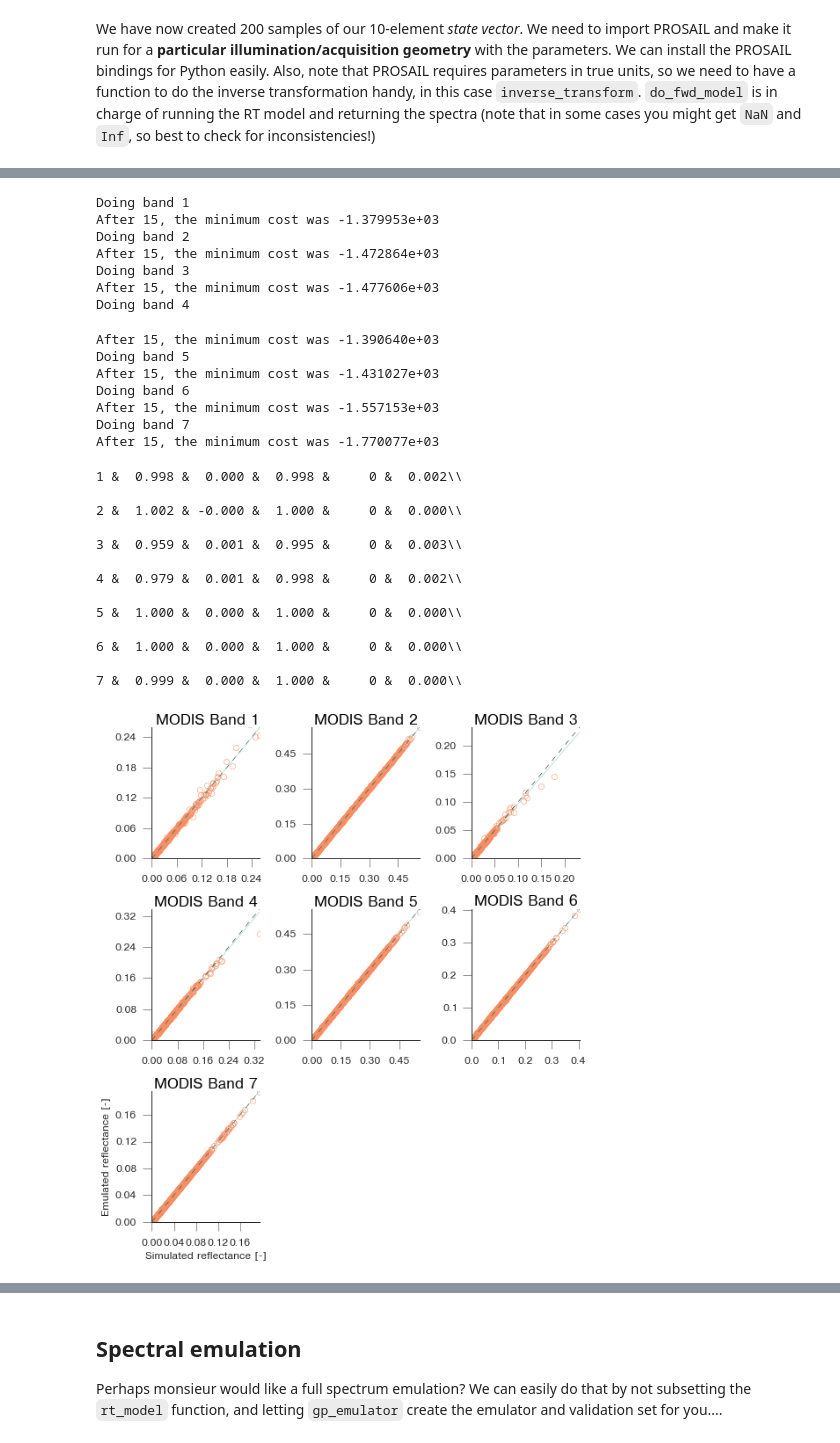
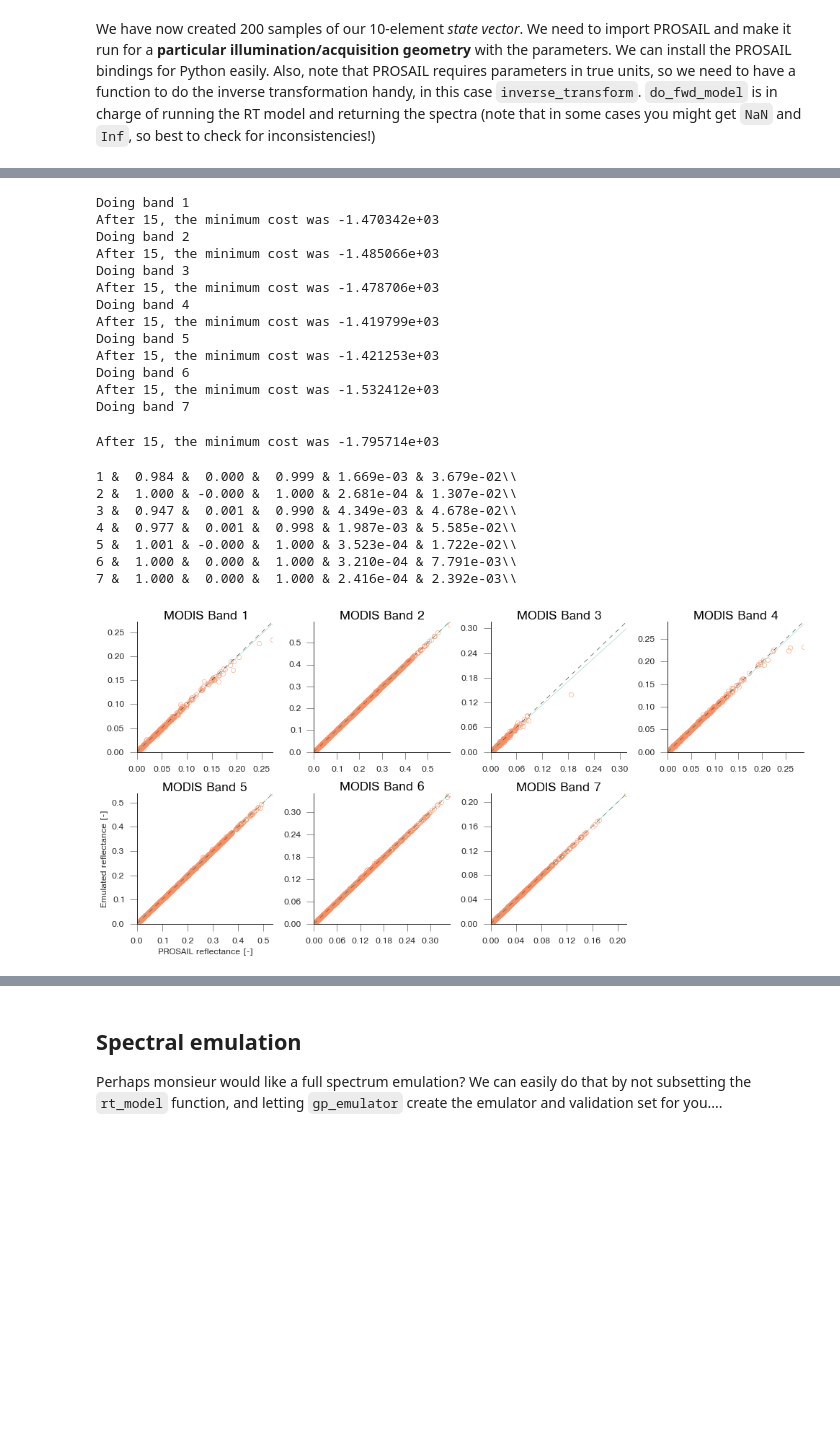
Before and after one commit to jgomezdans/gp_emulator, a Jupyter notebook: notebooks/Emulation_playground.ipynb, the cells around one changed output, grey strips where cells are left out. Saved outputs shown, nothing was run; the diff lists cells and outputs as text; code cells hidden in the pictures; blank space fills up the shorter version.

```diff
--- a/notebooks/Emulation_playground.ipynb
+++ b/notebooks/Emulation_playground.ipynb
@@ -203,66 +186,65 @@ for iband,bmin in enumerate ( b_min ):
     simulator = partial ( rt_model, passband=passband )
     x = gp_emulator.create_emulator_validation ( simulator, parameters, min_vals, max_vals,
                                 n_train, n_validate, do_gradient=True,
-                                n_tries=10, args=(30, 0, 0) )
+                                n_tries=15, args=(30, 0, 0) )
     retval.append ( x )
 # %% [output]
 Doing band 1
-After 15, the minimum cost was -1.379953e+03
+After 15, the minimum cost was -1.470342e+03
 Doing band 2
-After 15, the minimum cost was -1.472864e+03
+After 15, the minimum cost was -1.485066e+03
 Doing band 3
-After 15, the minimum cost was -1.477606e+03
+After 15, the minimum cost was -1.478706e+03
 Doing band 4
+After 15, the minimum cost was -1.419799e+03
+Doing band 5
+After 15, the minimum cost was -1.421253e+03
+Doing band 6
+After 15, the minimum cost was -1.532412e+03
+Doing band 7
-After 15, the minimum cost was -1.390640e+03
-Doing band 5
-After 15, the minimum cost was -1.431027e+03
-Doing band 6
-After 15, the minimum cost was -1.557153e+03
-Doing band 7
-After 15, the minimum cost was -1.770077e+03
+After 15, the minimum cost was -1.795714e+03
 # %%
-fig1, axs1 = plt.subplots ( nrows=3, ncols=3, figsize=(8,9))
+fig1, axs1 = plt.subplots ( nrows=2, ncols=4, figsize=(14,7))
 #fig2, axs2 = plt.subplots ( nrows=4, ncols=3, figsize=(9,9))
 axs1 = axs1.flatten()
 #axs2 = axs2.flatten()
 for iband in xrange ( 7):
     gp, validate, validate_output, validate_gradient, emulated_validation, emulated_gradient = retval[iband]
 
     slope, intercept, r_value, p_value, std_err = linregress( validate_output, emulated_validation.squeeze() )
-    axs1[iband].plot ( validate_output, emulated_validation, 'o', mec="#FC8D62", mfc="none")
+    axs1[iband].plot ( validate_output, emulated_validation, 'o', mec="#FC8D62", mfc="none", rasterized=True )
     ymax = np.max ( validate_output.max(), emulated_validation.max() )
     if iband == 2:
-        ymax = ymax*1.3
+        ymax = ymax*1.7
     axs1[iband].plot ( [0, 1.2*ymax], [0, 1.2*ymax], 'k--', lw=0.5)
     p = np.polyfit ( validate_output, emulated_validation, 1)
-    print "%d & %6.3f & %6.3f & %6.3f & %5g & %6.3f\\\\" % (iband+1, slope, intercept, r_value, p_value, std_err)
+    mae = np.abs(validate_output- emulated_validation.squeeze()).max()
+    print "%d & %6.3f & %6.3f & %6.3f & %6.3e & %6.3e\\\\" % (iband+1, slope, intercept, r_value, std_err, mae),
     x = np.linspace(0, 1.2*ymax, 5)
     axs1[iband].plot ( x, np.polyval ( p, x), '-', lw=0.4  )
     axs1[iband].set_ylim ( 0, ymax )
     axs1[iband].set_xlim ( 0, ymax )
     pretty_axes ( axs1[iband])
     axs1[iband].set_title ( "MODIS Band %d" % (iband+1))
     print
-axs1[6].set_ylabel ( "Emulated reflectance [-]")
-axs1[6].set_xlabel ( "Simulated reflectance [-]")
+axs1[4].set_ylabel ( "Emulated reflectance [-]")
+axs1[4].set_xlabel ( "PROSAIL reflectance [-]")
 plt.tight_layout()
 axs1[7].set_visible (False)
-axs1[8].set_visible (False)
+#axs1[8].set_visible (False)
+
+#fig1.suptitle("PROSAIL", fontsize=14)
+fig1.savefig("prosail_emulator_new_300.pdf", dpi=600, rasterize=True, bbox_inches="tight" )
+fig1.savefig("prosail_emulator_new_300.png", dpi=600, rasterize=True, bbox_inches="tight" )
 # %% [output]
-1 &  0.998 &  0.000 &  0.998 &     0 &  0.002\\
-
-2 &  1.002 & -0.000 &  1.000 &     0 &  0.000\\
-
-3 &  0.959 &  0.001 &  0.995 &     0 &  0.003\\
-
-4 &  0.979 &  0.001 &  0.998 &     0 &  0.002\\
-
-5 &  1.000 &  0.000 &  1.000 &     0 &  0.000\\
-
-6 &  1.000 &  0.000 &  1.000 &     0 &  0.000\\
-
-7 &  0.999 &  0.000 &  1.000 &     0 &  0.000\\
+1 &  0.984 &  0.000 &  0.999 & 1.669e-03 & 3.679e-02\\
+2 &  1.000 & -0.000 &  1.000 & 2.681e-04 & 1.307e-02\\
+3 &  0.947 &  0.001 &  0.990 & 4.349e-03 & 4.678e-02\\
+4 &  0.977 &  0.001 &  0.998 & 1.987e-03 & 5.585e-02\\
+5 &  1.001 & -0.000 &  1.000 & 3.523e-04 & 1.722e-02\\
+6 &  1.000 &  0.000 &  1.000 & 3.210e-04 & 7.791e-03\\
+7 &  1.000 &  0.000 &  1.000 & 2.416e-04 & 2.392e-03\\
-[figure, old version]
+[figure, new version]
 # %%
 fig1, axs1 = plt.subplots ( nrows=5, ncols=2, figsize=(12,12))
 #fig2, axs2 = plt.subplots ( nrows=4, ncols=3, figsize=(9,9))
```
Also changed, not shown: parts of 16 cells of this notebook.
